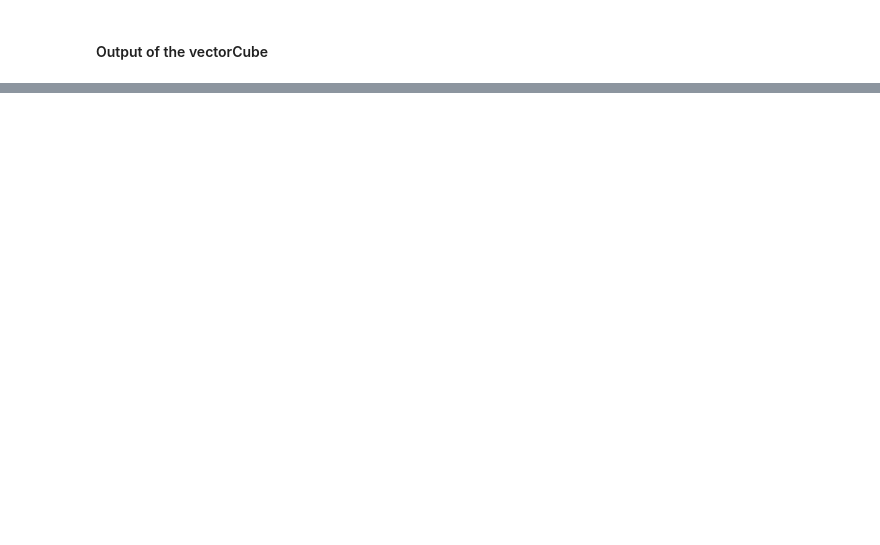
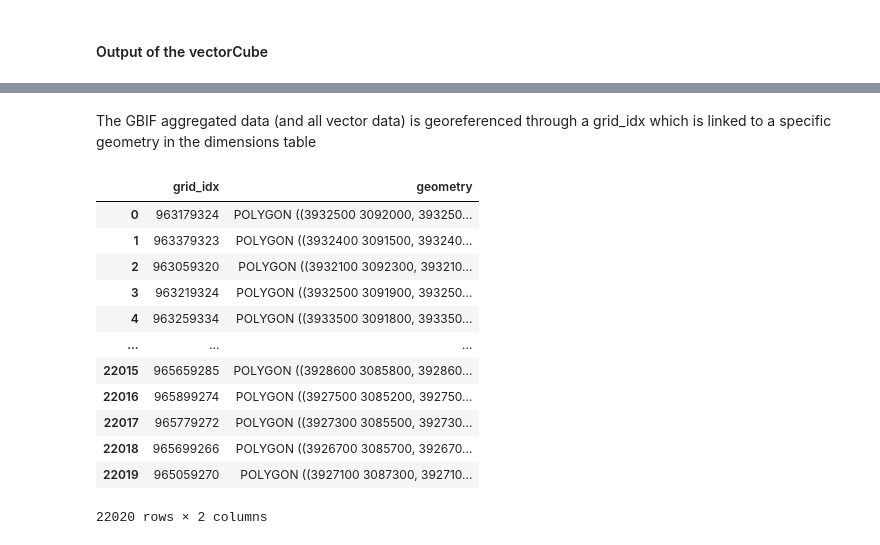
Before and after one commit to Biodiversity-Meets-Data/BmC, a Jupyter notebook: tutorials/4_bmdCube.ipynb, the cells around one changed output, grey strips where cells are left out. Drawn from its saved outputs; the diff is of its cells as text; code cells hidden in the pictures; blank space fills up the shorter version.

```diff
--- a/tutorials/4_bmdCube.ipynb
+++ b/tutorials/4_bmdCube.ipynb
@@ -952,0 +1121,18 @@ The table below lays out the relational scheme between the different outputs tha
+# %% [markdown]
+The GBIF aggregated data (and all vector data) is georeferenced through a grid_idx which is linked to a specific geometry in the dimensions table
+# %%
+dimension_table
+# %% [output]
+|  | grid_idx | geometry |
+| 0 | 963179324 | POLYGON ((3932500 3092000, 393250... |
+| 1 | 963379323 | POLYGON ((3932400 3091500, 393240... |
+| 2 | 963059320 | POLYGON ((3932100 3092300, 393210... |
+| 3 | 963219324 | POLYGON ((3932500 3091900, 393250... |
+| 4 | 963259334 | POLYGON ((3933500 3091800, 393350... |
+| ... | ... | ... |
+| 22015 | 965659285 | POLYGON ((3928600 3085800, 392860... |
+| 22016 | 965899274 | POLYGON ((3927500 3085200, 392750... |
+| 22017 | 965779272 | POLYGON ((3927300 3085500, 392730... |
+| 22018 | 965699266 | POLYGON ((3926700 3085700, 392670... |
+| 22019 | 965059270 | POLYGON ((3927100 3087300, 392710... |
+22020 rows × 2 columns
```
Also changed, not shown: parts of 25 cells of this notebook, 1 other file.
